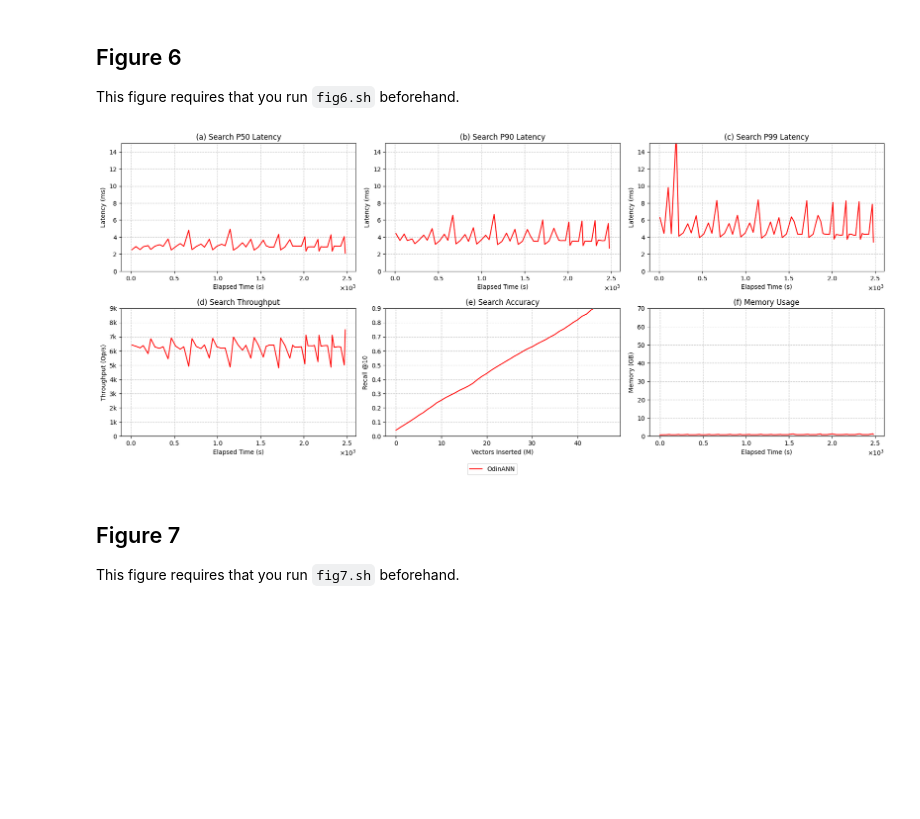
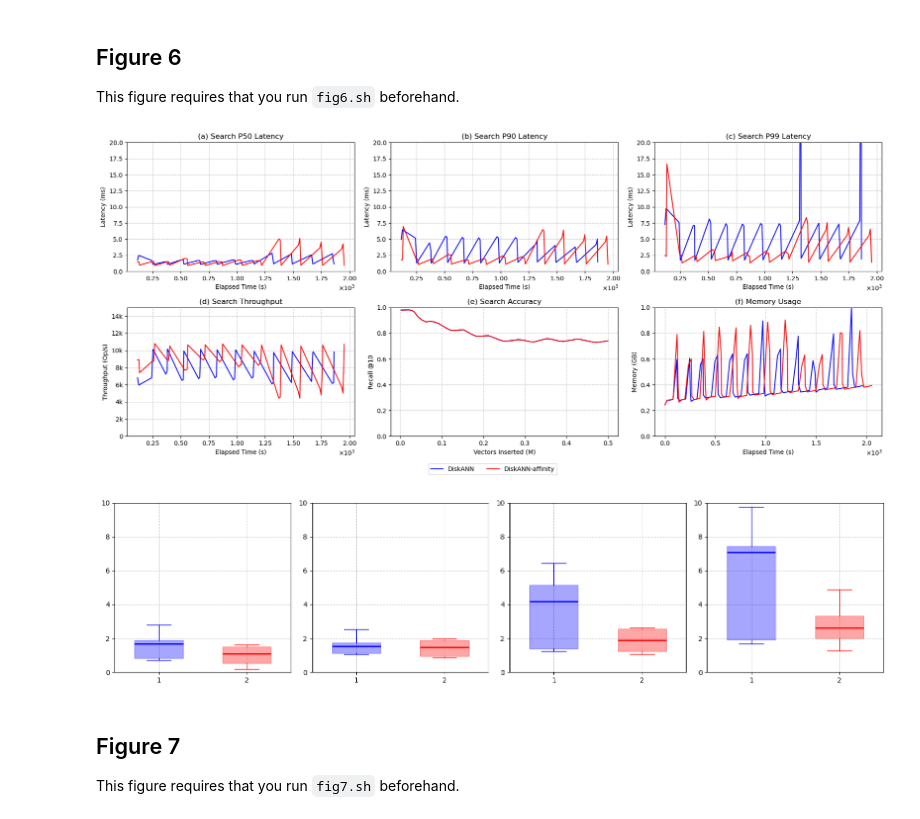
Before and after one commit to 2jeonghoon/26FAST-PipeANN, a Jupyter notebook: 26FAST-PipeANN/scripts/tests-odinann/plotting.ipynb, the cells around one changed output. Saved outputs shown, nothing was run; the diff lists cells and outputs as text; code cells hidden in the pictures; blank space fills up the shorter version.

```diff
--- a/26FAST-PipeANN/scripts/tests-odinann/plotting.ipynb
+++ b/26FAST-PipeANN/scripts/tests-odinann/plotting.ipynb
@@ -385,33 +569,81 @@ This figure requires that you run `fig6.sh` beforehand.
 # %%
 USE_EXAMPLE = False
 filename_prefix = "./scripts/tests-odinann/data-example" if USE_EXAMPLE else "./scripts/tests-odinann/data"
 DEFAULT_L = 20
-plot_names = ["DiskANN"]
-plot_colors = ["blue"]
+SHOW_LATENCY_BOXPLOT = True
+SAVE_BOXPLOT_FIGURES = True
+SAVE_COMBINED_BOXPLOT_FIGURE = True
+SAVE_INDIVIDUAL_BOXPLOT_FIGURES = True
+BOXPLOT_METRICS = ("avg", "p90", "p99", "recall")
+BOXPLOT_RECALL_KEY = f"L{DEFAULT_L}"
+BOXPLOT_Y_MAX = {"avg": 10, "p90": 10, "p99": 10, "recall": 1.0}
+BOXPLOT_BOX_SPACING = 0.7  # 1.0 is the original spacing; smaller values move boxes closer.
+BOXPLOT_BOX_WIDTH = 0.55
+BOXPLOT_FIGURE_WSPACE = 0.45
+BOXPLOT_OUTPUT_DIR = "./scripts/tests-odinann/figures"
+BOXPLOT_OUTPUT_FORMATS = ("png", "pdf")
+BOXPLOT_DPI = 300
+plot_names = ["DiskANN", "DiskANN-affinity"]
+plot_colors = ["blue", "red", "green"]
 
 data = [
-    process_pipeann(filename_prefix + "/DiskANN-insertonly-sift1m.txt", DEFAULT_L),
+    process_pipeann(filename_prefix + "/DiskANN-insertonly-sift1m_32-2-24_15-15.txt", DEFAULT_L),
+    process_pipeann(filename_prefix + "/DiskANN-insertonly-sift1m_affinity_32-2-24_15-15.txt", DEFAULT_L),
 ]
 
 fig, axs = plt.subplots(2, 3, figsize=(18, 8))
 for name, parsed_data, color in zip(plot_names, data, plot_colors):
-    plot_performance_dashboard(fig, axs, parsed_data, DEFAULT_L, name, color, 100, 15, 9000, 0.9, 70)
+    plot_performance_dashboard(fig, axs, parsed_data, DEFAULT_L, name, color, 100, 20, 15000, 1, 1)
 
 handles, labels = [], []
 for ax_row in axs:
     for ax in ax_row:
         h, l = ax.get_legend_handles_labels()
         for i, label_item in enumerate(l):
             if label_item not in labels:
                 labels.append(label_item)
                 handles.append(h[i])
 
 if handles:
     fig.legend(handles, labels, loc='lower center', ncol=len(labels), bbox_to_anchor=(0.5, -0.01))
 
 plt.tight_layout(rect=[0, 0.03, 1, 0.98])
+
+if SHOW_LATENCY_BOXPLOT:
+    fig_box, axs_box = plot_search_latency_boxplot(
+        data,
+        plot_names,
+        plot_colors,
+        percentiles=BOXPLOT_METRICS,
+        y_max=BOXPLOT_Y_MAX,
+        box_spacing=BOXPLOT_BOX_SPACING,
+        box_width=BOXPLOT_BOX_WIDTH,
+        recall_key=BOXPLOT_RECALL_KEY,
+    )
+    fig_box.subplots_adjust(wspace=BOXPLOT_FIGURE_WSPACE)
+
+    if SAVE_BOXPLOT_FIGURES:
+        saved_boxplot_files = save_search_latency_boxplots(
+            data,
+            plot_names,
+            plot_colors,
+            BOXPLOT_OUTPUT_DIR,
+            metrics=BOXPLOT_METRICS if SAVE_INDIVIDUAL_BOXPLOT_FIGURES else (),
+            y_max=BOXPLOT_Y_MAX,
+            formats=BOXPLOT_OUTPUT_FORMATS,
+            dpi=BOXPLOT_DPI,
+            combined_fig=fig_box if SAVE_COMBINED_BOXPLOT_FIGURE else None,
+            box_spacing=BOXPLOT_BOX_SPACING,
+            box_width=BOXPLOT_BOX_WIDTH,
+            figure_wspace=BOXPLOT_FIGURE_WSPACE,
+            recall_key=BOXPLOT_RECALL_KEY,
+        )
+        print("Saved boxplot figures:")
+        for output_path in saved_boxplot_files:
+            print(output_path)
 # %% [output]
-[figure, old version]
+[figure, new version]
+[figure, added]
 # %% [markdown]
 ## Figure 7
 
```
Also changed, not shown: parts of 1 cell of this notebook, 42 other files.
